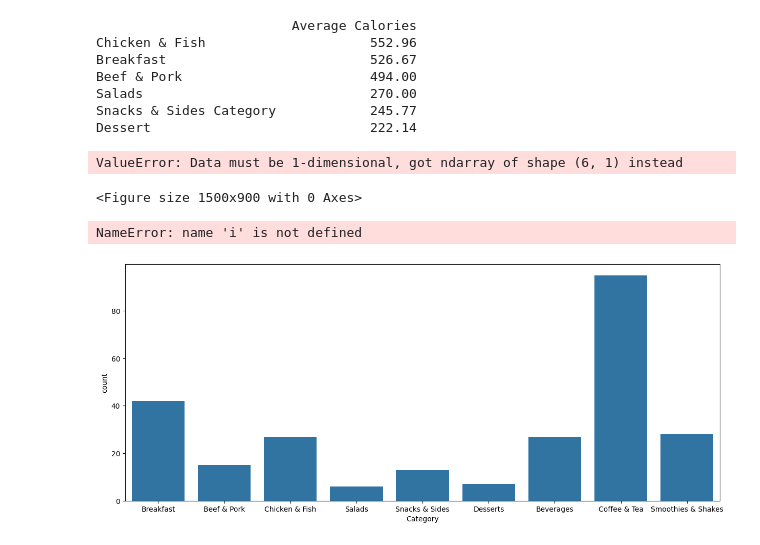
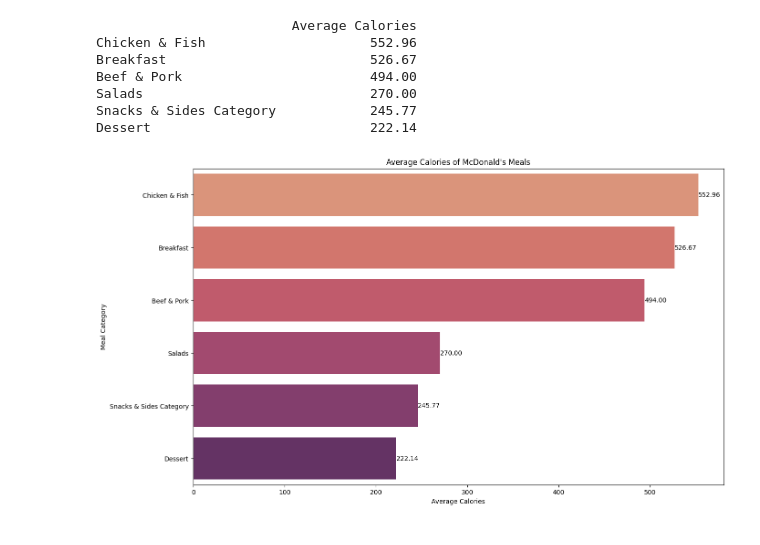
Before and after one commit to luthfi2603/Tubes-DWBI-Kelompok-2, a Jupyter notebook: Challange1/test.ipynb, the cells around one changed output. Cells and saved outputs as stored; diff of their text form; code cells hidden in the pictures.

```diff
--- a/Challange1/test.ipynb
+++ b/Challange1/test.ipynb
@@ -72,30 +84,17 @@ Salads                             270.00
 Snacks & Sides Category            245.77
 Dessert                            222.14
 # %%
+# Visualisasikan datanya
 plt.figure(figsize=(15, 9))
 
-ax = sns.barplot(x=avg_calories['Average Calories'], y=avg_calories.index, hue=avg_calories, data=avg_calories, palette='Flare')
+ax = sns.barplot(x=avg_calories['Average Calories'], y=avg_calories.index, hue=avg_calories.index, data=avg_calories, palette='flare')
 
 for i in ax.containers:
     ax.bar_label(i, fmt="%.2f", label_type='edge')
 
 plt.title("Average Calories of McDonald's Meals")
 plt.xlabel("Average Calories")
 plt.ylabel("Meal Category")
 plt.show()
 # %% [output]
-ValueError: Data must be 1-dimensional, got ndarray of shape (6, 1) instead
-<Figure size 1500x900 with 0 Axes>
+[figure, added]
-# %%
-plt.figure(figsize=(15, 6))
-sns.countplot(x=data['Category'])
-plt.title(f'Box Plot of {i}')
-plt.show()
-
-# plt.figure(figsize=(15, 6))
-# sns.countplot(x=data['Item'])
-# plt.title(f'Box Plot of {i}')
-# plt.show()
-# %% [output]
-NameError: name 'i' is not defined
-[figure, old version]
```
Also changed, not shown: parts of 18 cells of this notebook.
